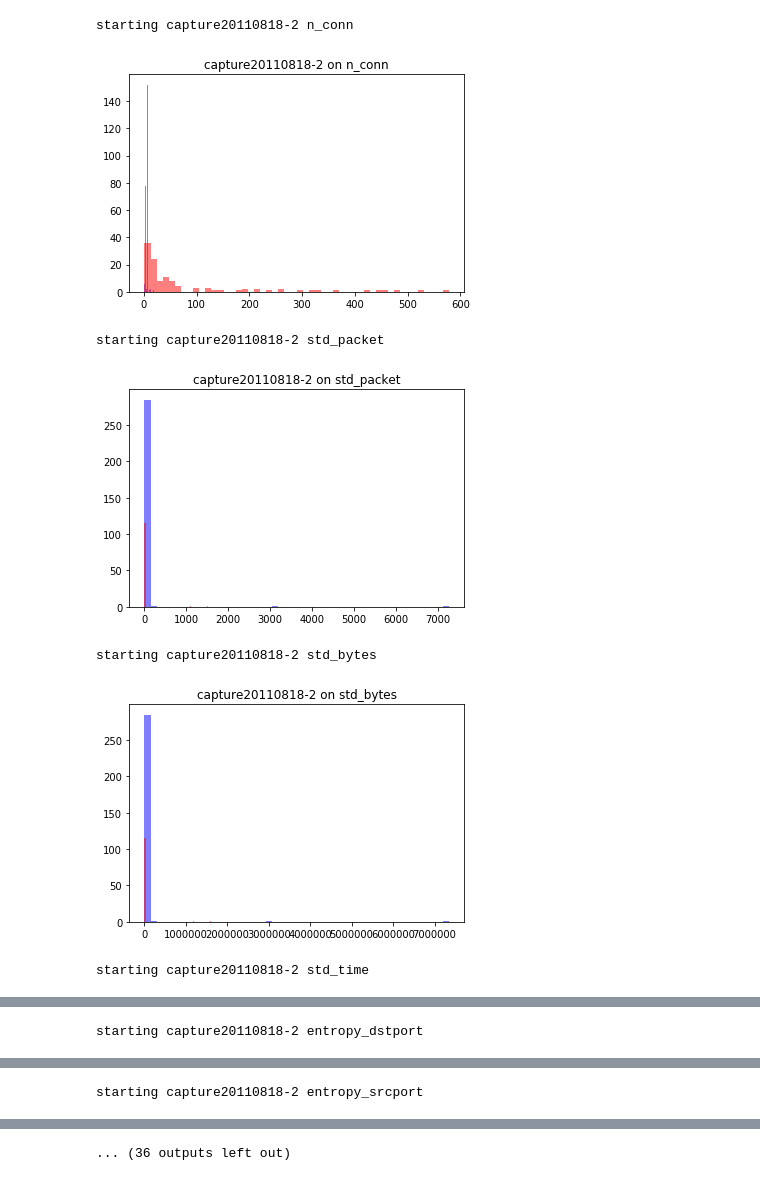
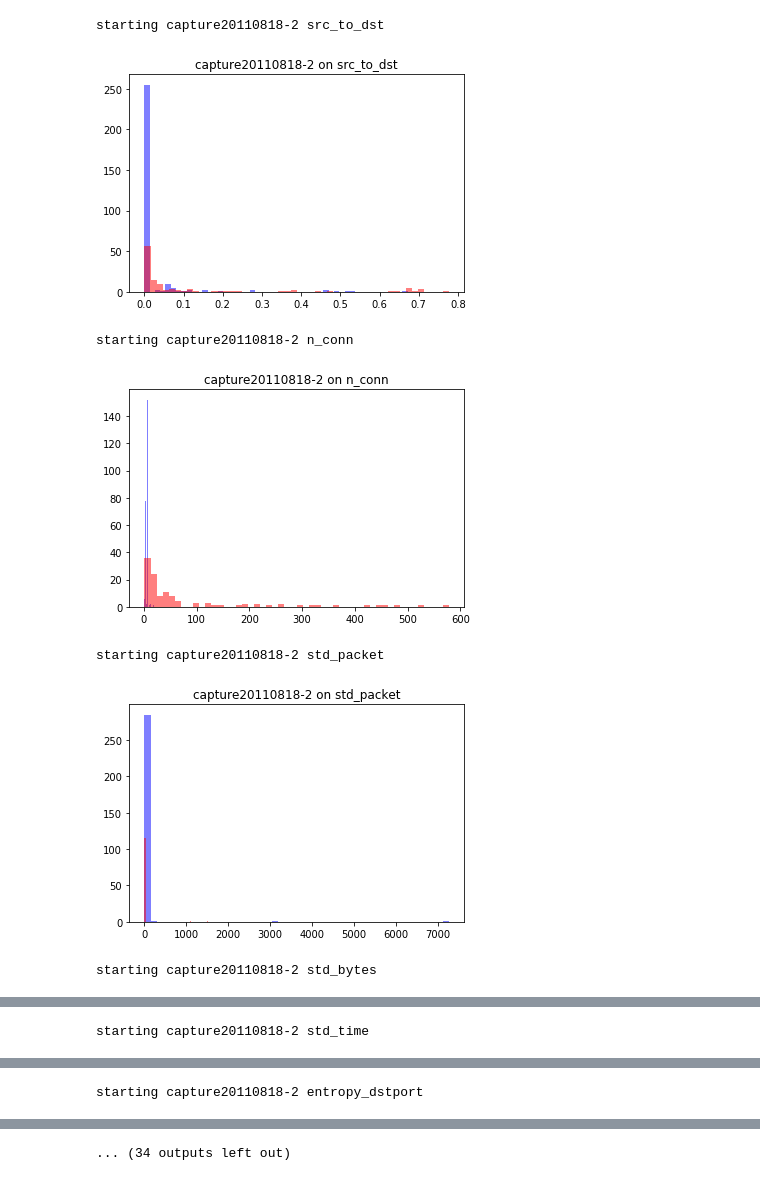
Before and after one commit to SpokenBanana/lambda-code, a Jupyter notebook: ddos-detection/Histogram of New Features.ipynb, the cells around one changed output, grey strips where cells are left out. Cells and saved outputs as stored; diff of their text form; code cells hidden in the pictures.

```diff
--- a/ddos-detection/Histogram of New Features.ipynb
+++ b/ddos-detection/Histogram of New Features.ipynb
@@ -3,29 +3,30 @@
 # %%
 from plot_features import plot_histogram_of
 
 files = [
     'aggregated_binetflows/capture20110818-2.aggregated.csv',
     'aggregated_binetflows/capture20110818.aggregated.csv',
     'aggregated_binetflows/capture20110815.aggregated.csv'
 ]
 features = [
+    'src_to_dst',
     'n_conn',
     'std_packet',
     'std_bytes',
     'std_time',
     'entropy_dstport',
     'entropy_srcport',
     'entropy_state',
     'std_bytes',
 ]
 for f in files:
     for feature in features:
         plot_histogram_of(f, feature, save=False)
 # %% [output]
-starting capture20110818-2 n_conn
+starting capture20110818-2 src_to_dst
-[figure, old version]
+[figure, new version]
-starting capture20110818-2 std_packet
+starting capture20110818-2 n_conn
-[figure, old version]
+[figure, new version]
-starting capture20110818-2 std_bytes
+starting capture20110818-2 std_packet
-[figure, old version]
+[figure, new version]
-starting capture20110818-2 std_time
+starting capture20110818-2 std_bytes
@@ -33 +34 @@ starting capture20110818-2 std_time
-starting capture20110818-2 entropy_dstport
+starting capture20110818-2 std_time
@@ -35 +36 @@ starting capture20110818-2 entropy_dstport
-starting capture20110818-2 entropy_srcport
+starting capture20110818-2 entropy_dstport
@@ -37 +38 @@ starting capture20110818-2 entropy_srcport
-... (36 outputs left out)
+... (34 outputs left out)
```
Also changed, not shown: parts of 1 cell of this notebook.
